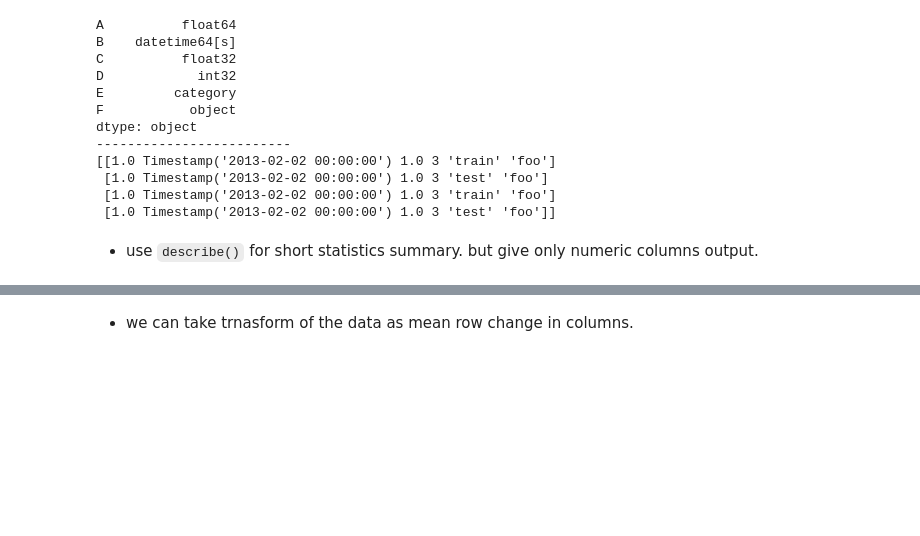
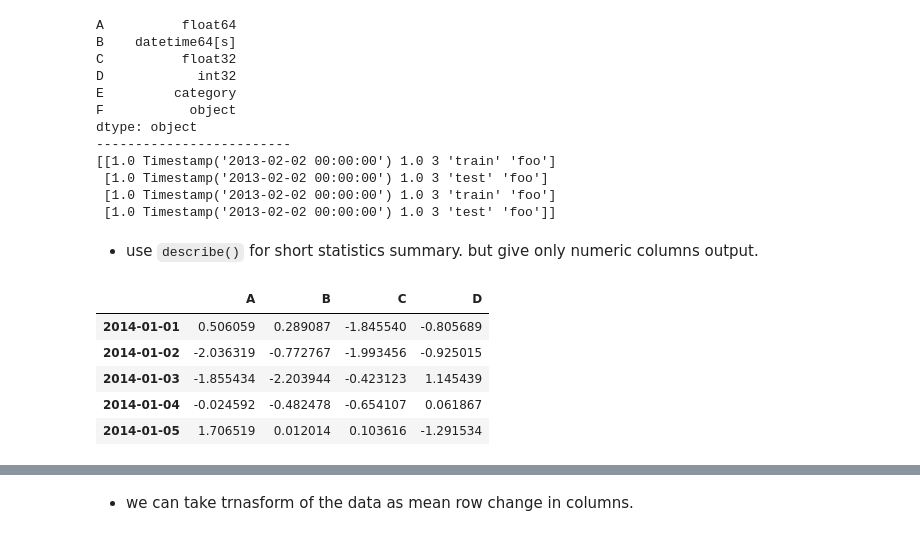
Before and after one commit to MrKami04/python-library, a Jupyter notebook: pandas/pandas_10.ipynb, the cells around one changed output, grey strips where cells are left out. Cells and saved outputs as stored; diff of their text form; code cells hidden in the pictures; blank space fills up the shorter version.

````diff
--- a/pandas/pandas_10.ipynb
+++ b/pandas/pandas_10.ipynb
@@ -135,6 +132,15 @@ dtype: object
  [1.0 Timestamp('2013-02-02 00:00:00') 1.0 3 'test' 'foo']]
 # %% [markdown]
 - use ``` describe() ``` for short statistics summary. but give only numeric columns output.
+# %%
+df.head()
+# %% [output]
+|  | A | B | C | D |
+| 2014-01-01 | 0.506059 | 0.289087 | -1.845540 | -0.805689 |
+| 2014-01-02 | -2.036319 | -0.772767 | -1.993456 | -0.925015 |
+| 2014-01-03 | -1.855434 | -2.203944 | -0.423123 | 1.145439 |
+| 2014-01-04 | -0.024592 | -0.482478 | -0.654107 | 0.061867 |
+| 2014-01-05 | 1.706519 | 0.012014 | 0.103616 | -1.291534 |
 # %%
 df.describe()
 # %% [output]
````
Also changed, not shown: parts of 26 cells of this notebook.
